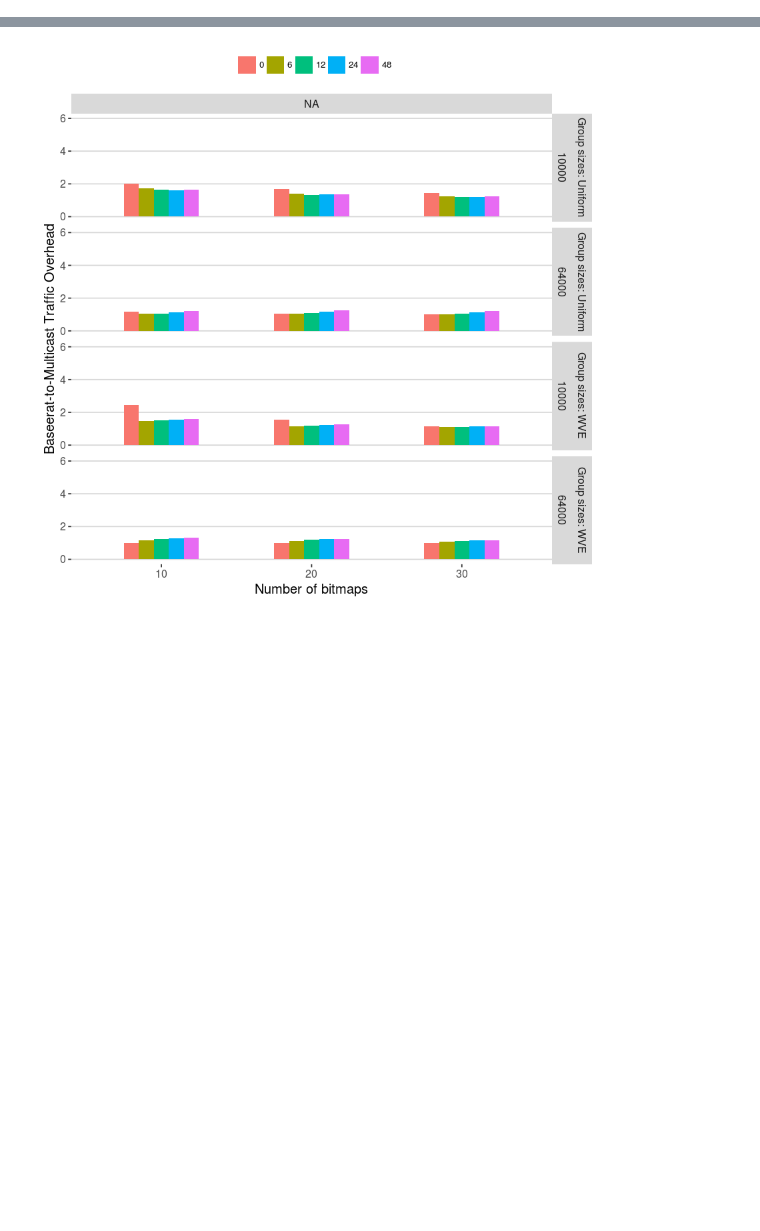
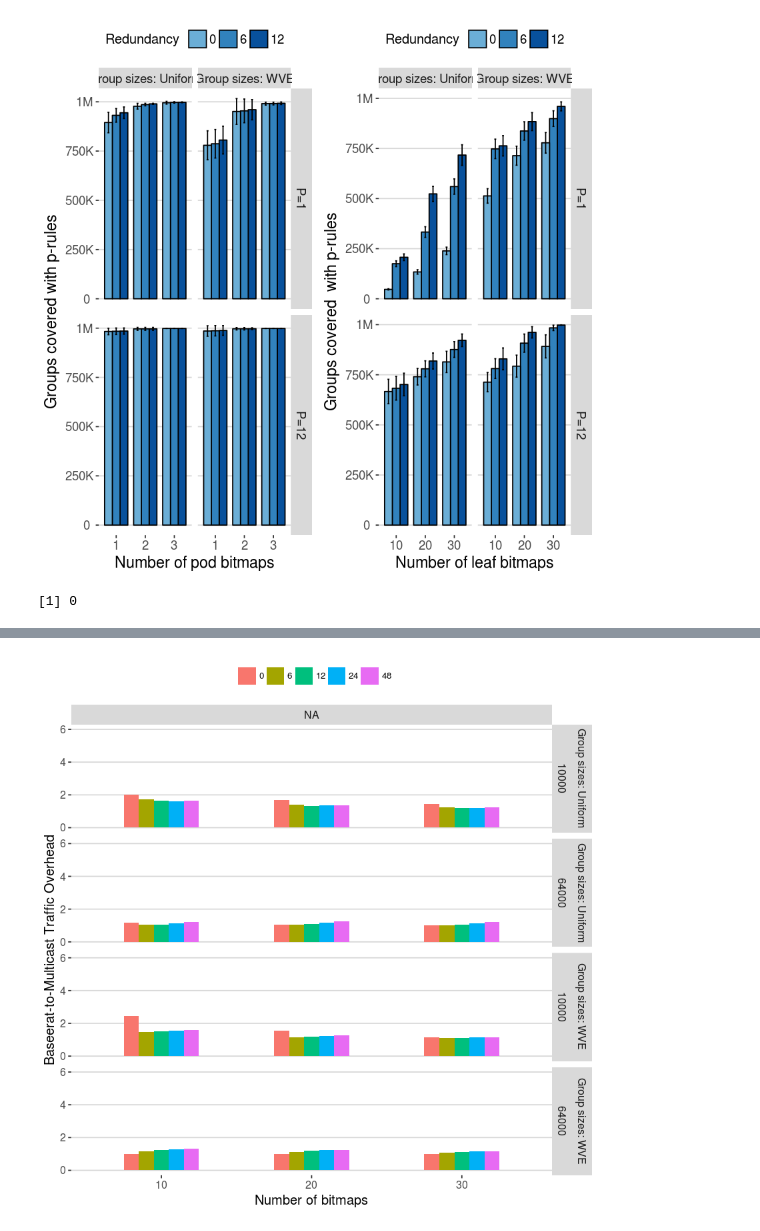
Before and after one commit to Elmo-MCast/numerical-evals, a Jupyter notebook: notebooks/12-11-2017/baseerat-1M-plots (R).ipynb, the cells around one changed output, grey strips where cells are left out. Drawn from its saved outputs; the diff is of its cells as text; code cells hidden in the pictures; blank space fills up the shorter version.

```diff
--- a/notebooks/12-11-2017/baseerat-1M-plots (R).ipynb
+++ b/notebooks/12-11-2017/baseerat-1M-plots (R).ipynb
@@ -122,34 +116,37 @@ head(groupsCoveredWithBitmapsOnlyForPods)
 # %%
-plt <- ggplot(groupsCoveredWithBitmapsOnlyForPods, aes(y=groupsCoveredWithoutDefaultBitmap, x=factor(podsNumBitmaps),
+p1 <- ggplot(groupsCoveredWithBitmapsOnlyForPods[podsNumRules == 10000], aes(y=groupsCoveredWithoutDefaultBitmap, x=factor(podsNumBitmaps),
                 fill=interaction(podsRedundancyPerBitmap))) +
-   stat_summary(fun.data=mean_sdl, geom="bar",position=position_dodge(width=0.8), width=0.8) +
+   stat_summary(fun.data=mean_sdl, geom="bar",position=position_dodge(width=0.8), width=0.8, col="black") +
    stat_summary(fun.data=mean_sdl, geom="errorbar",position=position_dodge(width=0.8), width=0.2) +
-   facet_grid(factor(placementNumHostsPerLeaf) ~
-              groupSizeDist * podsNumRules, labeller = labeller(podsNumRules = rulesLabeller)) +
-   xlab("Number of bitmaps") +
-   ylab("Groups covered (without default bitmap)") +
+   facet_grid(factor(placementNumHostsPerLeaf) ~ groupSizeDist) +
+   xlab("Number of pod bitmaps") +
+   ylab("Groups covered with p-rules") +
    scale_fill_manual(values=blues, name="Redundancy") +
-   plotTheme + theme(legend.title=element_text(size=8)) +
+   plotTheme + theme(legend.title=element_text(size=12)) +
    scale_y_continuous(labels=format_si())
-ggsave(plt, file="groups_covered_with_bitmaps_only_for_pods.pdf",  height=4.5, width=7)
+ggsave(p1, file="groups_covered_with_bitmaps_only_for_pods.pdf",  height=4.5, width=4)
 # %%
 groupsCoveredWithBitmapsOnlyForLeafs <- replaceFactors(fread(paste(directory,
                                                    "groups_covered_with_bitmaps_only_for_leafs.csv", sep="/"), sep=",",
                                              header=TRUE))
 # %%
-bluesNew = brewer.pal(n = 6, "Blues")[2:6]
-plt <- ggplot(groupsCoveredWithBitmapsOnlyForLeafs, aes(y=groupsCoveredWithoutDefaultBitmap, x=factor(leafsNumBitmaps),
+p2 <- ggplot(groupsCoveredWithBitmapsOnlyForLeafs[leafsNumRules == 10000],
+             aes(y=groupsCoveredWithoutDefaultBitmap, x=factor(leafsNumBitmaps),
                 fill=interaction(leafsRedundancyPerBitmap))) +
-   stat_summary(fun.data=mean_sdl, geom="bar",position=position_dodge(width=0.8), width=0.8) +
+   stat_summary(fun.data=mean_sdl, geom="bar",position=position_dodge(width=0.8), width=0.8, col="black") +
    stat_summary(fun.data=mean_sdl, geom="errorbar",position=position_dodge(width=0.8), width=0.2) +
-   facet_grid(factor(placementNumHostsPerLeaf) ~ groupSizeDist * leafsNumRules
-             , labeller = labeller(leafsNumRules = rulesLabeller)) +
-   xlab("Number of bitmaps") +
-   ylab("Groups covered (without default bitmap)") +
-   scale_fill_manual(values=bluesNew, name="Redundancy") +
+   facet_grid(factor(placementNumHostsPerLeaf) ~ groupSizeDist) +
+   xlab("Number of leaf bitmaps") +
+   ylab("Groups covered  with p-rules") +
+   scale_fill_manual(values=blues, name="Redundancy") +
    scale_y_continuous(labels=format_si()) +
-   plotTheme + theme(legend.title=element_text(size=8))
-ggsave(plt, file="groups_covered_with_bitmaps_only_for_leafs.pdf",  height=4.5, width=7)
+   plotTheme + theme(legend.title=element_text(size=12))
+ggsave(p2, file="groups_covered_with_bitmaps_only_for_leafs.pdf",  height=4.5, width=4)
+# %%
+combined <- grid.arrange(p1, p2, ncol=2)
+ggsave(combined, height=3.5, width=8, file="groups_covered_with_bitmaps_only_all.pdf")
+# %% [output]
+[figure, added]
 # %%
 ruleCountForPods <- replaceFactors(fread(paste(directory, "rule_count_for_pods.csv", sep="/"), sep=",", header=TRUE))
 # %%
@@ -168,3 +165,7 @@ ggsave(plt, file="rule_count_for_pods.pdf",  height=4.5, width=7)
+# %%
+median(ruleCountForPods[placementNumHostsPerLeaf == "P=12" & podsNumBitmaps == 2]$numRules)
+# %% [output]
+[1] 0
 # %%
 ruleCountForLeafs <- replaceFactors(fread(paste(directory, "rule_count_for_leafs.csv", sep="/"), sep=",", header=TRUE))
 # %%
```
Also changed, not shown: parts of 22 cells of this notebook, 12 other files.
